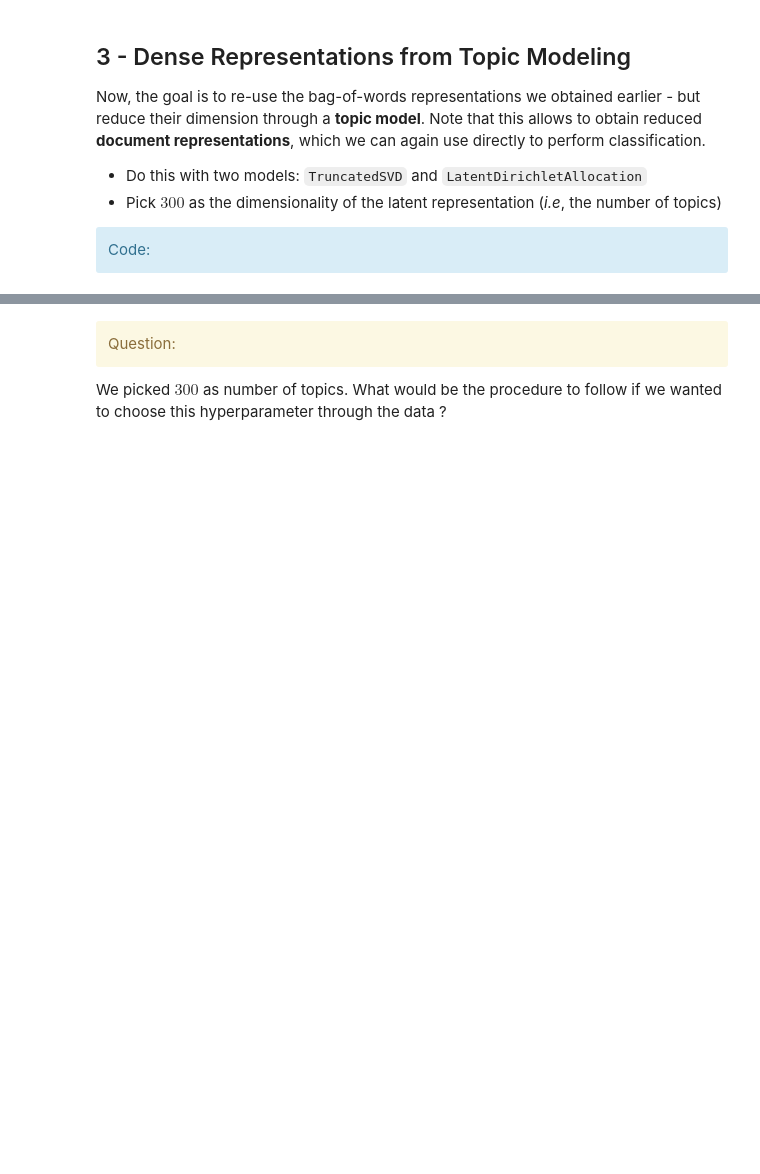
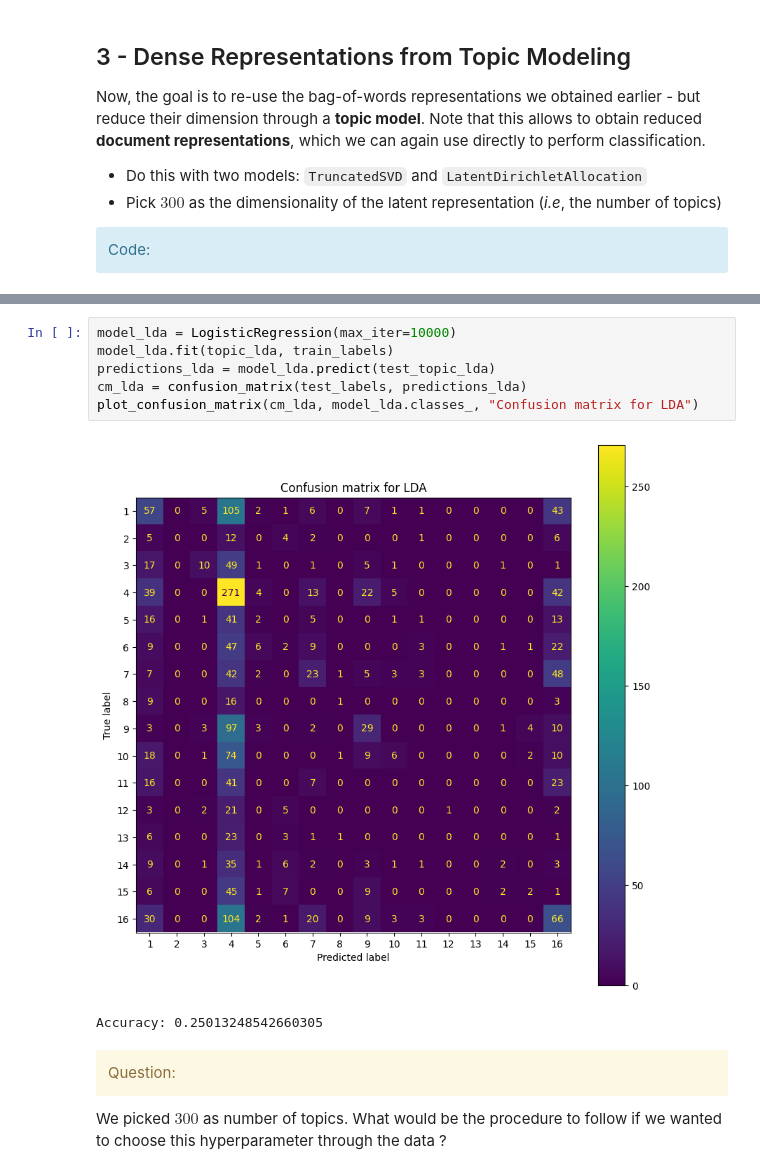
Before and after one commit to TarcisioBueno/word-embeddings-for-classification-SDTSIA214, a Jupyter notebook: TP_WE_for_Classification_SD-TSIA-214_Students.ipynb, the cells around one changed output, grey strips where cells are left out. Saved outputs shown, nothing was run; the diff lists cells and outputs as text; blank space fills up the shorter version.

```diff
--- a/TP_WE_for_Classification_SD-TSIA-214_Students.ipynb
+++ b/TP_WE_for_Classification_SD-TSIA-214_Students.ipynb
@@ -437,3 +417,12 @@ plt.show()
+# %%
+model_lda = LogisticRegression(max_iter=10000)
+model_lda.fit(topic_lda, train_labels)
+predictions_lda = model_lda.predict(test_topic_lda)
+cm_lda = confusion_matrix(test_labels, predictions_lda)
+plot_confusion_matrix(cm_lda, model_lda.classes_, "Confusion matrix for LDA")
+# %% [output]
+[figure, added]
+Accuracy: 0.25013248542660305
 # %% [markdown]
 <div class='alert alert-block alert-warning'>
             Question:</div>
```
Also changed, not shown: parts of 23 cells of this notebook.
